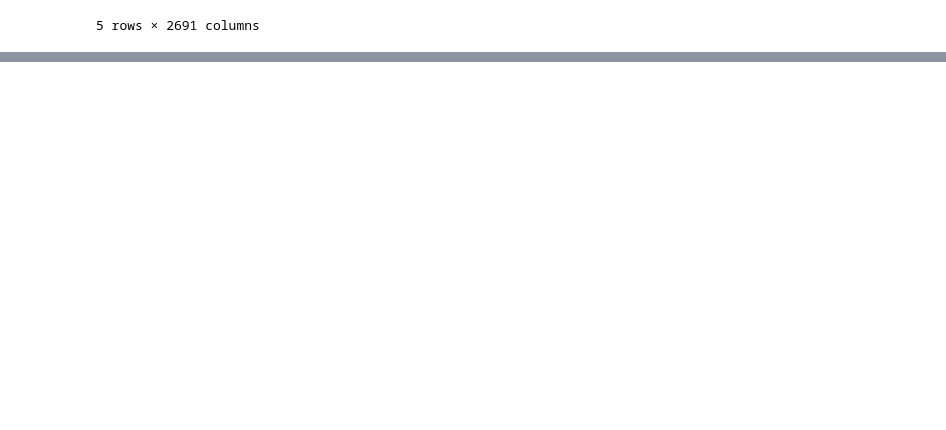
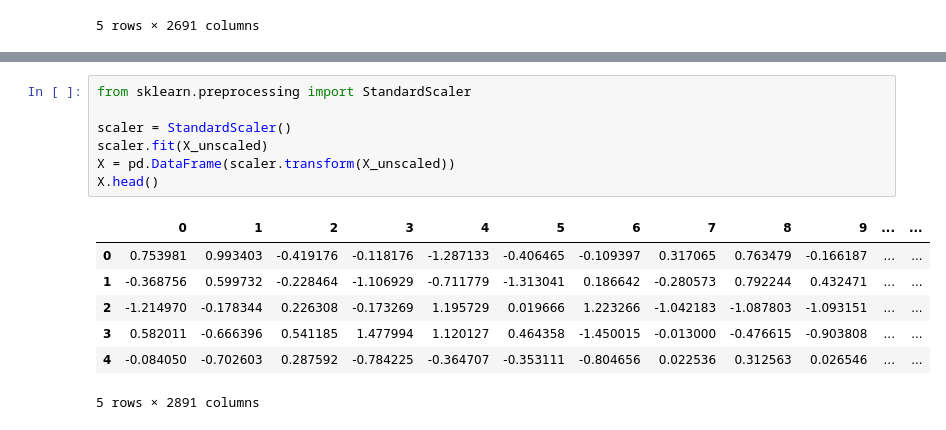
Before and after one commit to ZimoSyndrome/hacklytics26, a Jupyter notebook: prelim_model.ipynb, the cells around one changed output, grey strips where cells are left out. Saved outputs shown, nothing was run; the diff lists cells and outputs as text; blank space fills up the shorter version.

```diff
--- a/prelim_model.ipynb
+++ b/prelim_model.ipynb
@@ -34,0 +55,15 @@ X =
+# %%
+from sklearn.preprocessing import StandardScaler
+
+scaler = StandardScaler()
+scaler.fit(X_unscaled)
+X = pd.DataFrame(scaler.transform(X_unscaled))
+X.head()
+# %% [output]
+|  | 0 | 1 | 2 | 3 | 4 | 5 | 6 | 7 | 8 | 9 | ... | ... |
+| 0 | 0.753981 | 0.993403 | -0.419176 | -0.118176 | -1.287133 | -0.406465 | -0.109397 | 0.317065 | 0.763479 | -0.166187 | ... | ... |
+| 1 | -0.368756 | 0.599732 | -0.228464 | -1.106929 | -0.711779 | -1.313041 | 0.186642 | -0.280573 | 0.792244 | 0.432471 | ... | ... |
+| 2 | -1.214970 | -0.178344 | 0.226308 | -0.173269 | 1.195729 | 0.019666 | 1.223266 | -1.042183 | -1.087803 | -1.093151 | ... | ... |
+| 3 | 0.582011 | -0.666396 | 0.541185 | 1.477994 | 1.120127 | 0.464358 | -1.450015 | -0.013000 | -0.476615 | -0.903808 | ... | ... |
+| 4 | -0.084050 | -0.702603 | 0.287592 | -0.784225 | -0.364707 | -0.353111 | -0.804656 | 0.022536 | 0.312563 | 0.026546 | ... | ... |
+5 rows × 2891 columns
```
Also changed, not shown: parts of 5 cells of this notebook, 4 other files.
